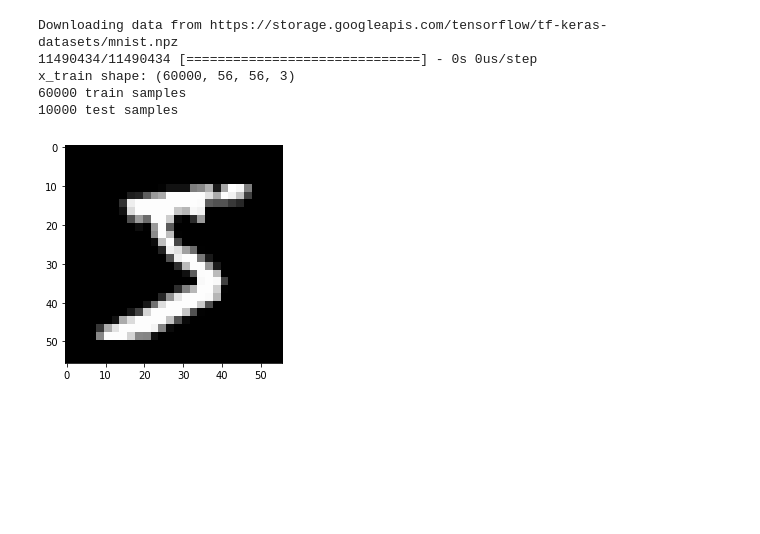
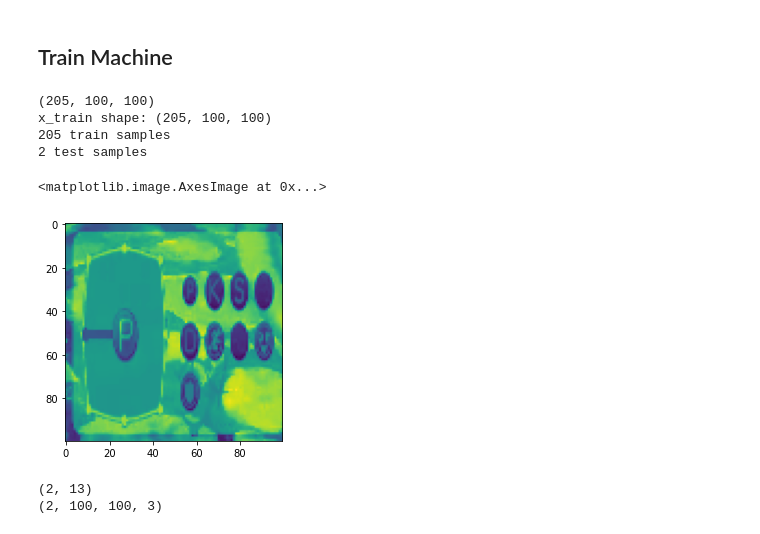
Before and after one commit to roguecat0/Guilty-Gear-Active-Replay, a Jupyter notebook: model training.ipynb, the cells around one changed output. Saved outputs shown, nothing was run; the diff lists cells and outputs as text; code cells hidden in the pictures; blank space fills up the shorter version.

```diff
--- a/model training.ipynb
+++ b/model training.ipynb
@@ -9,0 +48,20 @@ import matplotlib.pyplot as plt
+# %%
+def string2list(x):
+    return [int(y) for y in x[1:-1].split(" ")]
+def preprocess_data(df):
+    label_dir = "./dataset/labeled/"
+    df["images"] = df["imageID"].apply(lambda x : cv2.imread(f"{label_dir}{x}.png",0))
+    df["label"] = df["label"].apply(string2list)
+    df = df.sample(frac=1)
+    excluded_label = [[0, 1, 0, 0, 0, 1, 1, 1, 0, 0, 0, 0, 0]]
+    test_base = df.query("label == @excluded_label")
+    train_base = df.query("label != @excluded_label")
+    x_train = np.stack(train_base["images"].values)
+    x_test = np.stack(test_base["images"].values)
+    y_train = np.stack(train_base["label"].values)
+    y_test = np.stack(test_base["label"].values) # np.array([np.array(y) for y in test_base["label"]])
+    print(x_train.shape)
+    return (x_train,y_train),(x_test,y_test)
+
+# df = pd.read_csv("labels.csv")
+(x_train, y_train), (x_test, y_test) = preprocess_data(df)
@@ -10,40 +151,54 @@ import matplotlib.pyplot as plt
+# %% [markdown]
+## Train Machine
 # %%
 # Model / data parameters
-num_classes = 10
-input_shape = (56, 56, 3)
+num_classes = 13
+input_shape = (100, 100, 1)
 
 # Load the data and split it between train and test sets
-(x_train, y_train), (x_test, y_test) = keras.datasets.mnist.load_data()
+df = pd.read_csv("labels.csv")
+(x_train, y_train), (x_test, y_test) = preprocess_data(df)
 
 # Scale images to the [0, 1] range
 x_train = x_train.astype("float32") / 255
 x_test = x_test.astype("float32") / 255
 # reshape to write input shape
-x_train = np.array([cv2.cvtColor(cv2.resize(x, input_shape[:2],
-                                            interpolation = cv2.INTER_AREA),cv2.COLOR_GRAY2RGB) for x in x_train])
-x_test = np.array([cv2.cvtColor(cv2.resize(x, input_shape[:2],
-                                           interpolation = cv2.INTER_AREA),cv2.COLOR_GRAY2RGB) for x in x_test])
+# x_train = np.array([cv2.cvtColor(cv2.resize(x, input_shape[:2],
+#                                             interpolation = cv2.INTER_AREA),cv2.COLOR_GRAY2RGB) for x in x_train])
+# x_test = np.array([cv2.cvtColor(cv2.resize(x, input_shape[:2],
+#                                            interpolation = cv2.INTER_AREA),cv2.COLOR_GRAY2RGB) for x in x_test])
+
+# x_train = np.array([cv2.resize(x, input_shape[:2], interpolation = cv2.INTER_AREA) for x in x_train])
+# x_test = np.array([cv2.resize(x, input_shape[:2], interpolation = cv2.INTER_AREA) for x in x_test])
+
 # Make sure images have shape (28, 28, 1)
 # x_train = np.expand_dims(x_train, -1)
 # x_test = np.expand_dims(x_test, -1)
 print("x_train shape:", x_train.shape)
 print(x_train.shape[0], "train samples")
 print(x_test.shape[0], "test samples")
 # preprocess input
 plt.imshow(x_train[0])
 
 
 
 # convert class vectors to binary class matrices
-y_train = keras.utils.to_categorical(y_train, num_classes)
-y_test = keras.utils.to_categorical(y_test, num_classes)
+# y_train = keras.utils.to_categorical(y_train, num_classes)
+# y_test = keras.utils.to_categorical(y_test, num_classes)
 # %% [output]
-Downloading data from https://storage.googleapis.com/tensorflow/tf-keras-datasets/mnist.npz
-11490434/11490434 [==============================] - 0s 0us/step
-x_train shape: (60000, 56, 56, 3)
-60000 train samples
-10000 test samples
+(205, 100, 100)
+x_train shape: (205, 100, 100)
+205 train samples
+2 test samples
+<matplotlib.image.AxesImage at 0x...>
-[figure, old version]
+[figure, new version]
+# %%
+print(y_test.shape)
+print(np.stack(x_test.values).shape)
+# y_train2 = keras.utils.to_categorical(y_train, num_classes)
+# %% [output]
+(2, 13)
+(2, 100, 100, 3)
 # %%
 base_model = keras.applications.MobileNet(
     input_shape=input_shape,
```
Also changed, not shown: parts of 19 cells of this notebook.
